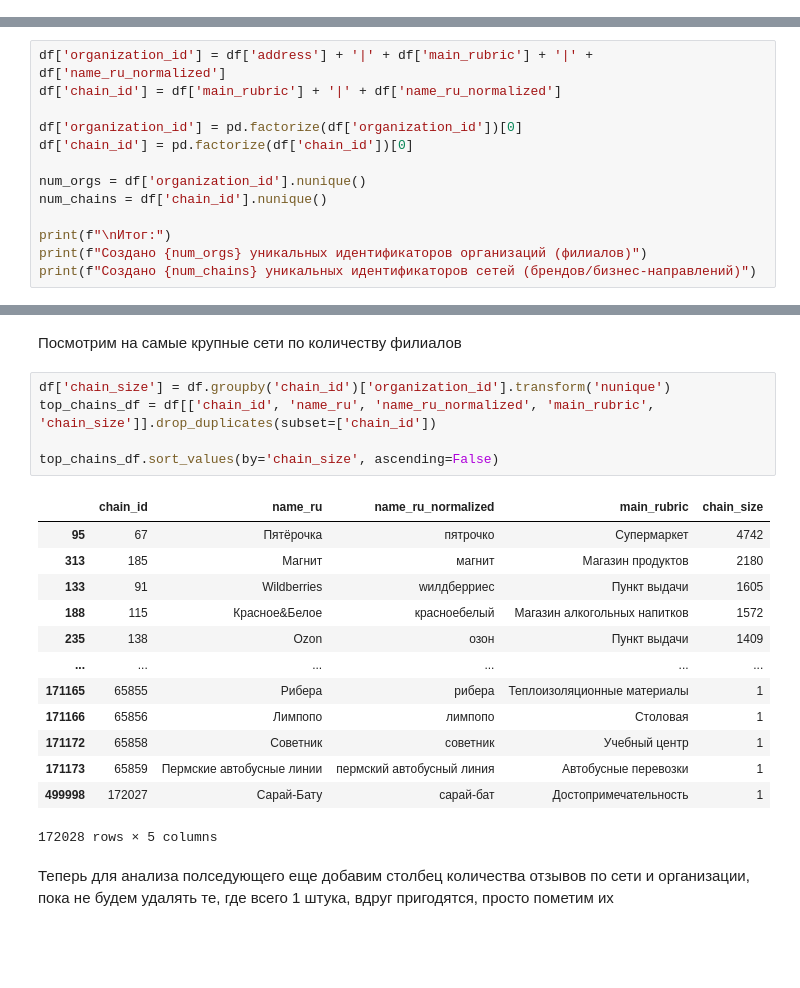
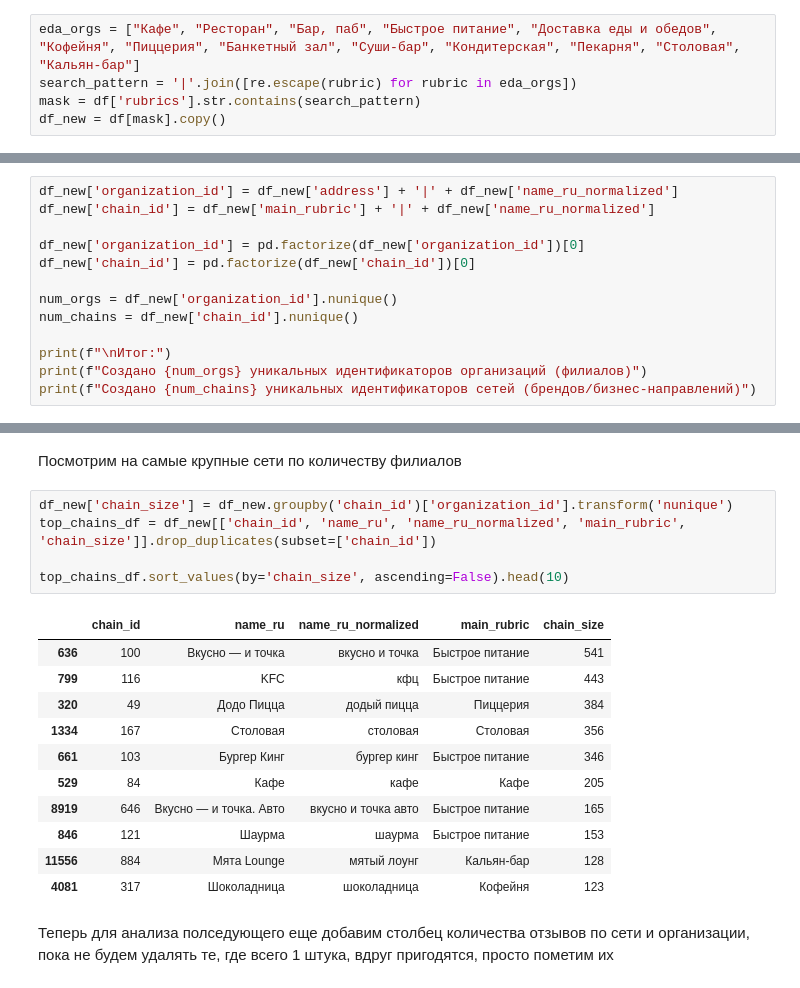
Before and after one commit to Zaides01/GP3, a Jupyter notebook: EDA.ipynb, the cells around one changed output, grey strips where cells are left out. Cells and saved outputs as stored; diff of their text form; blank space fills up the shorter version.

```diff
--- a/EDA.ipynb
+++ b/EDA.ipynb
@@ -475,0 +480,5 @@ df.head()
+# %%
+eda_orgs = ["Кафе", "Ресторан", "Бар, паб", "Быстрое питание", "Доставка еды и обедов", "Кофейня", "Пиццерия", "Банкетный зал", "Суши-бар", "Кондитерская", "Пекарня", "Столовая", "Кальян-бар"]
+search_pattern = '|'.join([re.escape(rubric) for rubric in eda_orgs])
+mask = df['rubrics'].str.contains(search_pattern)
+df_new = df[mask].copy()
@@ -600,14 +596,14 @@ array(['Стрелковый клуб, тир;Спортивный инвент
 
 Где тип деятельности будем брать как главную рубрику
 # %%
-df['organization_id'] = df['address'] + '|' + df['main_rubric'] + '|' + df['name_ru_normalized']
-df['chain_id'] = df['main_rubric'] + '|' + df['name_ru_normalized']
+df_new['organization_id'] = df_new['address'] + '|' + df_new['name_ru_normalized']
+df_new['chain_id'] = df_new['main_rubric'] + '|' + df_new['name_ru_normalized']
 
-df['organization_id'] = pd.factorize(df['organization_id'])[0]
-df['chain_id'] = pd.factorize(df['chain_id'])[0]
+df_new['organization_id'] = pd.factorize(df_new['organization_id'])[0]
+df_new['chain_id'] = pd.factorize(df_new['chain_id'])[0]
 
-num_orgs = df['organization_id'].nunique()
-num_chains = df['chain_id'].nunique()
+num_orgs = df_new['organization_id'].nunique()
+num_chains = df_new['chain_id'].nunique()
 
 print(f"\nИтог:")
 print(f"Создано {num_orgs} уникальных идентификаторов организаций (филиалов)")
@@ -628,24 +624,22 @@ df.head()
 # %% [markdown]
 Посмотрим на самые крупные сети по количеству филиалов
 # %%
-df['chain_size'] = df.groupby('chain_id')['organization_id'].transform('nunique')
-top_chains_df = df[['chain_id', 'name_ru', 'name_ru_normalized', 'main_rubric', 'chain_size']].drop_duplicates(subset=['chain_id'])
+df_new['chain_size'] = df_new.groupby('chain_id')['organization_id'].transform('nunique')
+top_chains_df = df_new[['chain_id', 'name_ru', 'name_ru_normalized', 'main_rubric', 'chain_size']].drop_duplicates(subset=['chain_id'])
 
-top_chains_df.sort_values(by='chain_size', ascending=False)
+top_chains_df.sort_values(by='chain_size', ascending=False).head(10)
 # %% [output]
 |  | chain_id | name_ru | name_ru_normalized | main_rubric | chain_size |
-| 95 | 67 | Пятёрочка | пятрочко | Супермаркет | 4742 |
-| 313 | 185 | Магнит | магнит | Магазин продуктов | 2180 |
-| 133 | 91 | Wildberries | wилдберриес | Пункт выдачи | 1605 |
-| 188 | 115 | Красное&Белое | красноебелый | Магазин алкогольных напитков | 1572 |
-| 235 | 138 | Ozon | озон | Пункт выдачи | 1409 |
-| ... | ... | ... | ... | ... | ... |
-| 171165 | 65855 | Рибера | рибера | Теплоизоляционные материалы | 1 |
-| 171166 | 65856 | Лимпопо | лимпопо | Столовая | 1 |
-| 171172 | 65858 | Советник | советник | Учебный центр | 1 |
-| 171173 | 65859 | Пермские автобусные линии | пермский автобусный линия | Автобусные перевозки | 1 |
-| 499998 | 172027 | Сарай-Бату | сарай-бат | Достопримечательность | 1 |
+| 636 | 100 | Вкусно — и точка | вкусно и точка | Быстрое питание | 541 |
+| 799 | 116 | KFC | кфц | Быстрое питание | 443 |
+| 320 | 49 | Додо Пицца | додый пицца | Пиццерия | 384 |
+| 1334 | 167 | Столовая | столовая | Столовая | 356 |
+| 661 | 103 | Бургер Кинг | бургер кинг | Быстрое питание | 346 |
+| 529 | 84 | Кафе | кафе | Кафе | 205 |
+| 8919 | 646 | Вкусно — и точка. Авто | вкусно и точка авто | Быстрое питание | 165 |
+| 846 | 121 | Шаурма | шаурма | Быстрое питание | 153 |
+| 11556 | 884 | Мята Lounge | мятый лоунг | Кальян-бар | 128 |
+| 4081 | 317 | Шоколадница | шоколадница | Кофейня | 123 |
-172028 rows × 5 columns
 # %% [markdown]
 Теперь для анализа полседующего еще добавим столбец количества отзывов по сети и организации, пока не будем удалять те, где всего 1 штука, вдруг пригодятся, просто пометим их
 # %%
```
Also changed, not shown: parts of 34 cells of this notebook, 1 other file.
